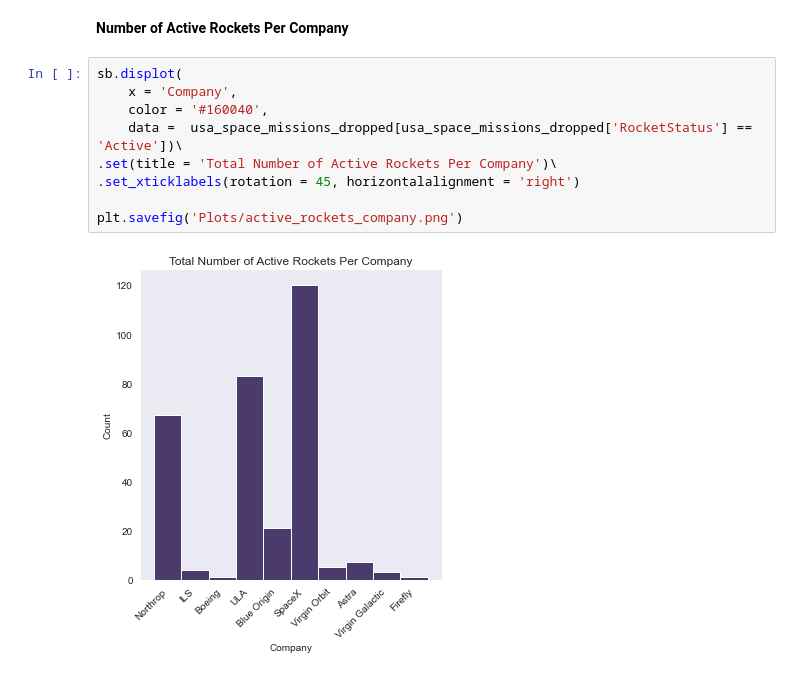
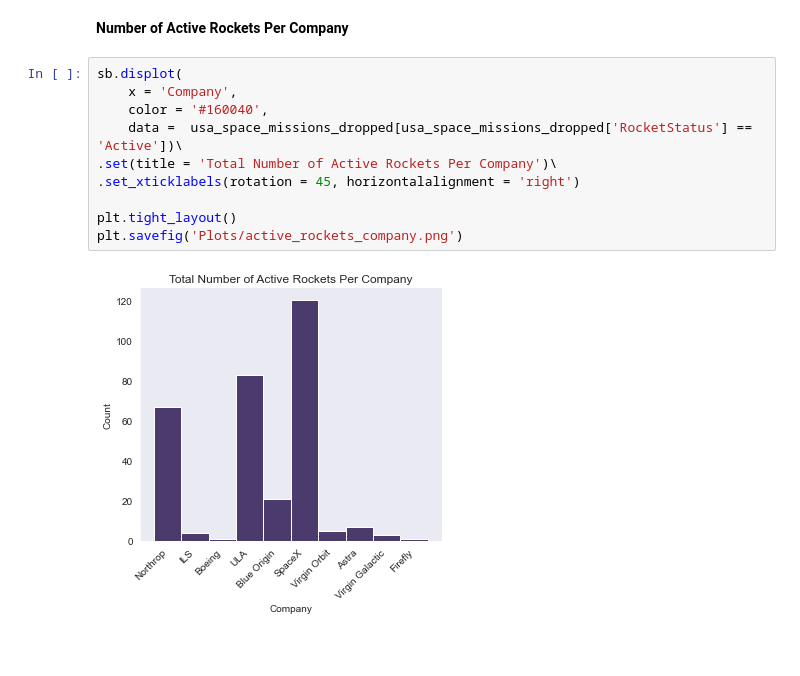
Before and after one commit to t-nicole13/US_Space_Missions, a Jupyter notebook: US_Space_Missions.ipynb, the cells around one changed output. Saved outputs shown, nothing was run; the diff lists cells and outputs as text; blank space fills up the shorter version.

```diff
--- a/US_Space_Missions.ipynb
+++ b/US_Space_Missions.ipynb
@@ -680,11 +681,12 @@ plt.savefig('Plots/retired_rockets_company.png')
 # %%
 sb.displot(
     x = 'Company',
     color = '#160040',
     data =  usa_space_missions_dropped[usa_space_missions_dropped['RocketStatus'] == 'Active'])\
 .set(title = 'Total Number of Active Rockets Per Company')\
 .set_xticklabels(rotation = 45, horizontalalignment = 'right')
 
+plt.tight_layout()
 plt.savefig('Plots/active_rockets_company.png')
 # %% [output]
-[figure, old version]
+[figure, new version]
```
Also changed, not shown: parts of 2 cells of this notebook, 1 other file.
